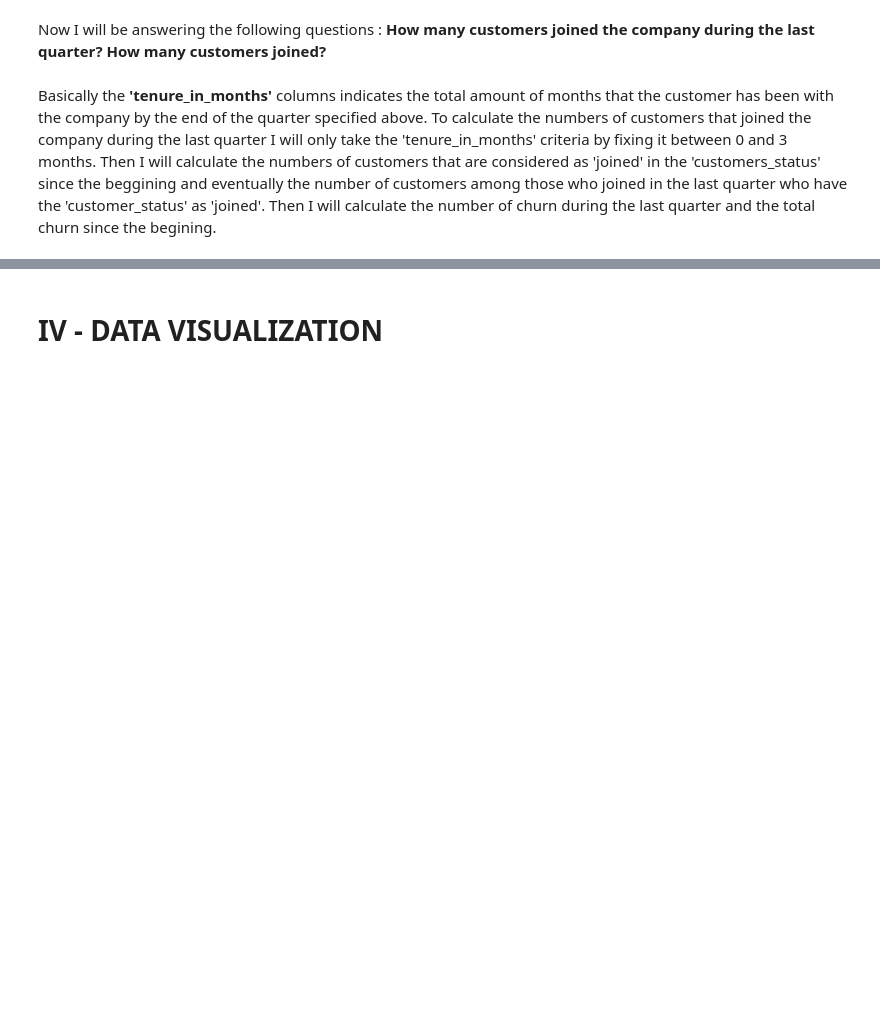
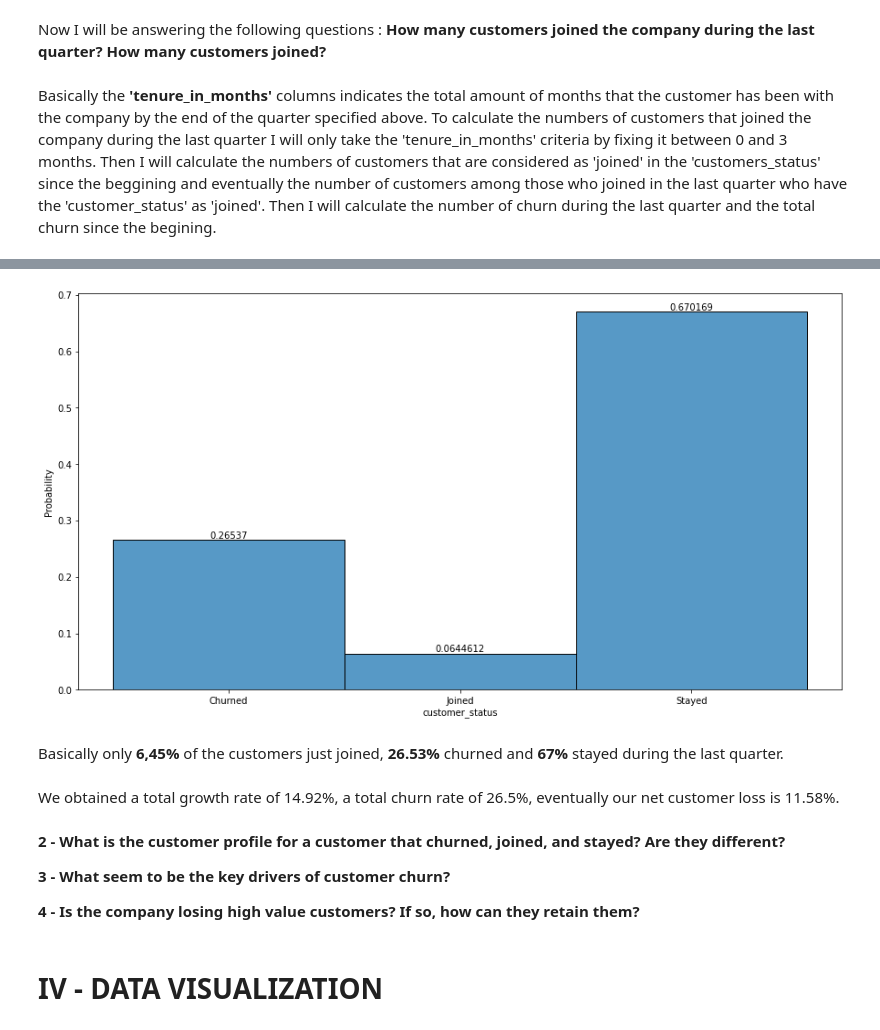
Before and after one commit to Yurhigz/Telecom_Churn, a Jupyter notebook: Script_Python.ipynb, the cells around one changed output, grey strips where cells are left out. Cells and saved outputs as stored; diff of their text form; code cells hidden in the pictures; blank space fills up the shorter version.

```diff
--- a/Script_Python.ipynb
+++ b/Script_Python.ipynb
@@ -225,0 +245,10 @@ array([2325], dtype=int64)
+# %%
+fig, ax = plt.subplots(figsize=(15,8))
+sns.color_palette("flare", as_cmap=True)
+y = sns.histplot(df , x=df.customer_status, stat='probability')
+y.bar_label(y.containers[0])
+plt.show()
+# %% [output]
+[figure, added]
+# %% [markdown]
+Basically only <b>6,45%</b> of the customers just joined, <b>26.53%</b> churned and <b>67%</b> stayed during the last quarter.
@@ -226,2 +259,12 @@ array([2325], dtype=int64)
+# %%
+md("We obtained a total growth rate of {0}%, a total churn rate of {1}%, eventually our net customer loss is {2}%.".format(total_growth_rate,total_churn_rate,net_customer_loss))
+# %% [output]
+We obtained a total growth rate of 14.92%, a total churn rate of 26.5%, eventually our net customer loss is 11.58%.
+# %% [markdown]
+<b>2 - What is the customer profile for a customer that churned, joined, and stayed? Are they different?
+
+<b>3 - What seem to be the key drivers of customer churn?
+
+<b>4 - Is the company losing high value customers? If so, how can they retain them?</b>
 # %% [markdown]
 # IV - DATA VISUALIZATION
```
Also changed, not shown: parts of 11 cells of this notebook.
